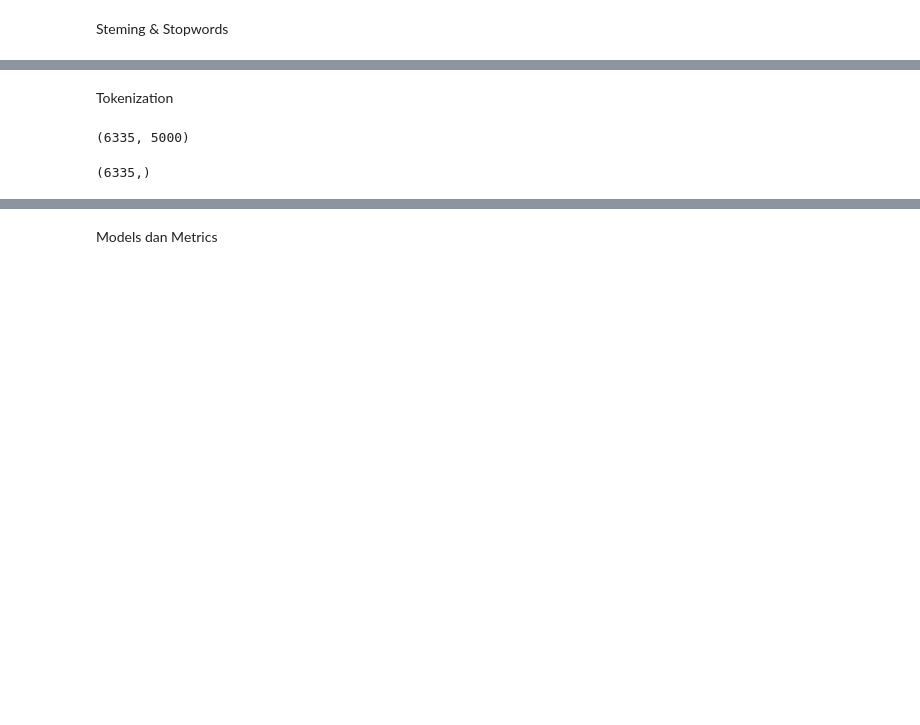
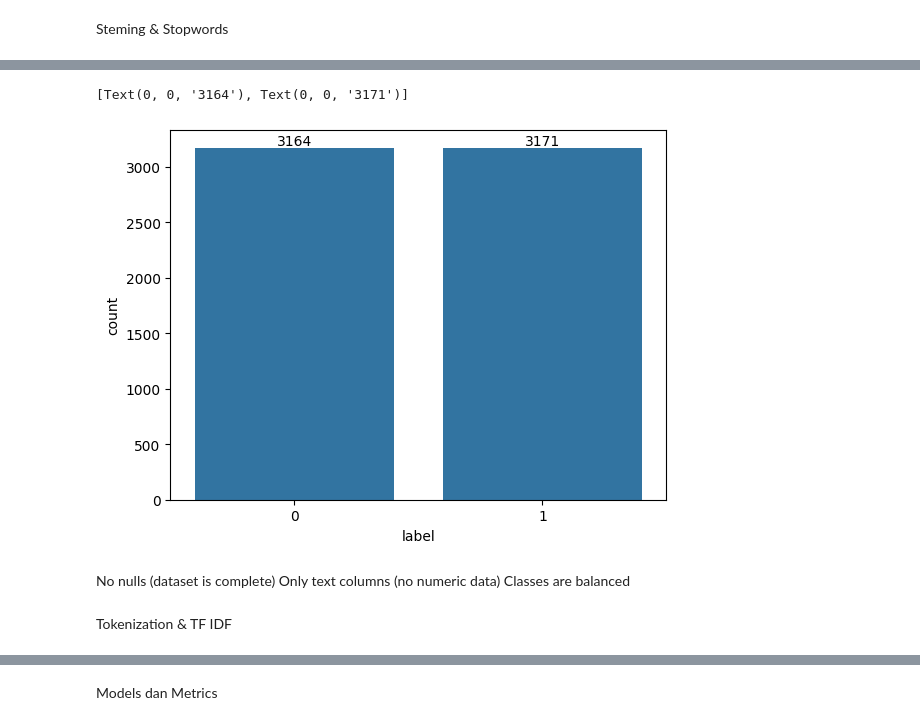
Before and after one commit to ej-aan/-Fake-News-Classifier, a Jupyter notebook: FakeNewsClassifier.ipynb, the cells around one changed output, grey strips where cells are left out. Drawn from its saved outputs; the diff is of its cells as text; code cells hidden in the pictures; blank space fills up the shorter version.

```diff
--- a/FakeNewsClassifier.ipynb
+++ b/FakeNewsClassifier.ipynb
@@ -111,2 +149,13 @@ df.head()
+# %%
+import seaborn as sns
+ax = sns.countplot(x = df['label'])
+ax.bar_label(ax.containers[0])
+# %% [output]
+[Text(0, 0, '3164'), Text(0, 0, '3171')]
+[figure, added]
+# %% [markdown]
+No nulls (dataset is complete)
+Only text columns (no numeric data)
+Classes are balanced
 # %% [markdown]
-Tokenization
+Tokenization & TF IDF
@@ -118,8 +161,0 @@ y = df['label']
-# %%
-X.shape
-# %% [output]
-(6335, 5000)
-# %%
-y.shape
-# %% [output]
-(6335,)
```
Also changed, not shown: parts of 33 cells of this notebook, 4 other files.
